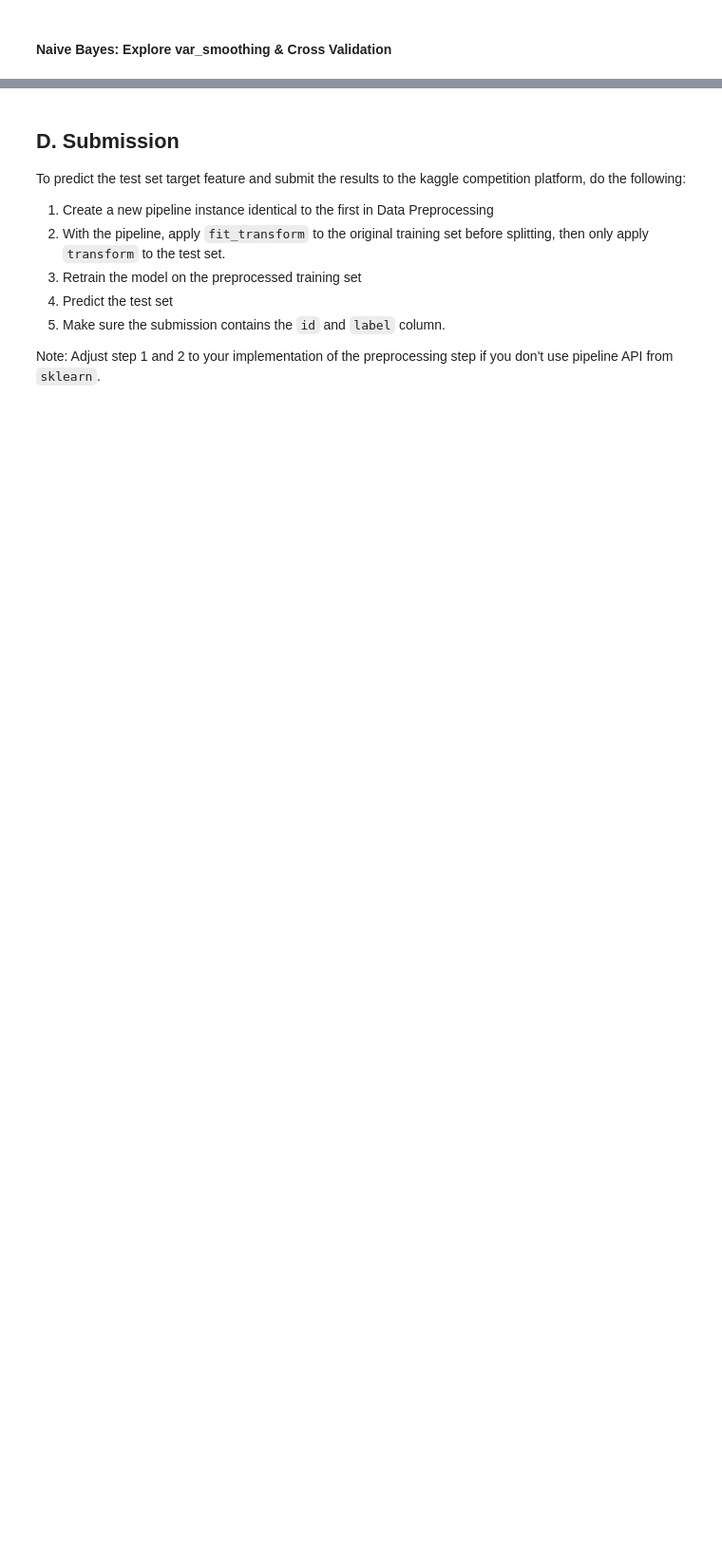
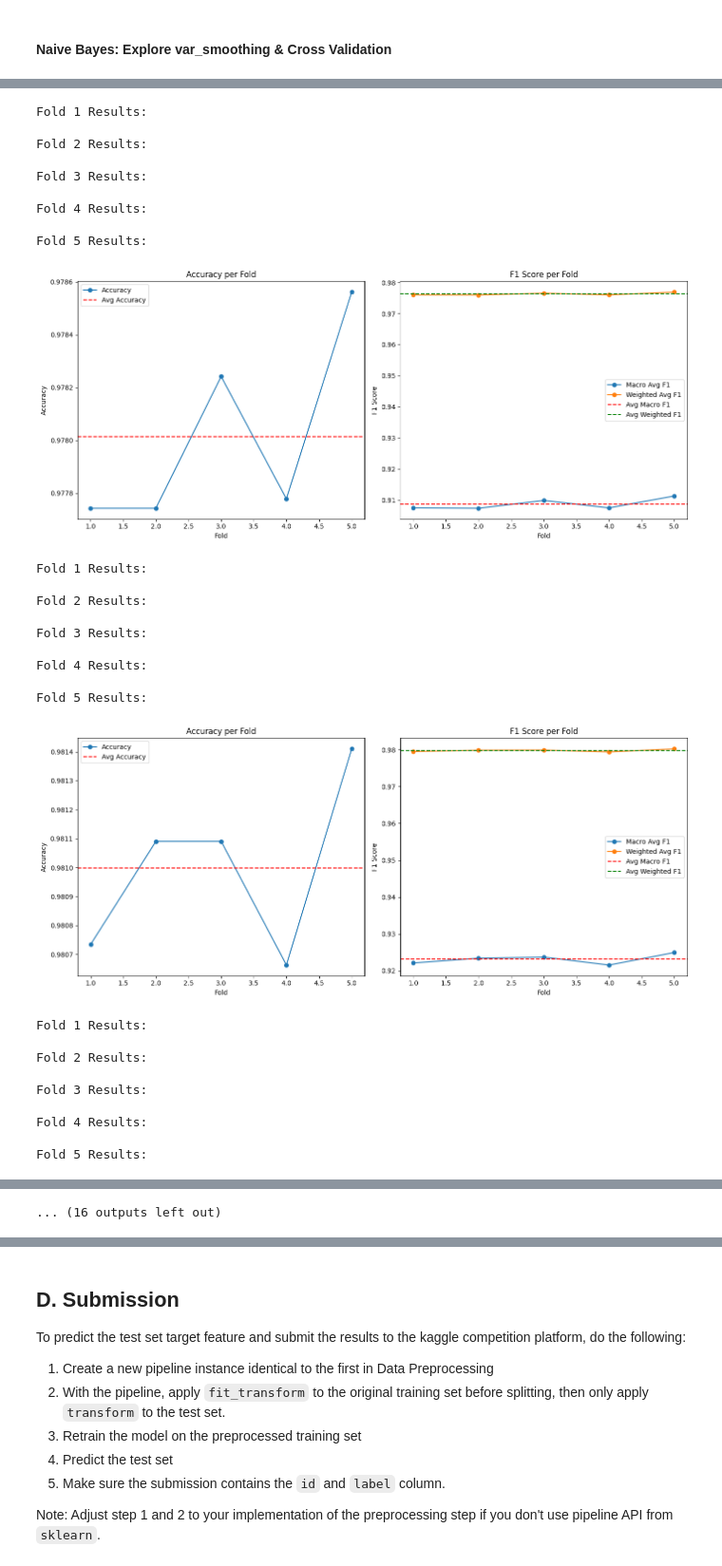
Before and after one commit to IlllIllIIIlIlIll/Traienta_IF3070, a Jupyter notebook: src/public/Tubes2_Kelompok30.ipynb, the cells around one changed output, grey strips where cells are left out. Shown at 95% size. Drawn from its saved outputs; the diff is of its cells as text; code cells hidden in the pictures; blank space fills up the shorter version.

```diff
--- a/src/public/Tubes2_Kelompok30.ipynb
+++ b/src/public/Tubes2_Kelompok30.ipynb
@@ -1310,0 +1521,45 @@ for var_smoothing in var_smoothing_values:
+# %%
+whole_X_train_preprocessed = preprocessor.fit_transform(whole_X_train_inputted)
+whole_X_train_preprocessed = pd.DataFrame(whole_X_train_preprocessed, columns=continuous_features + ['others', 'com', 'net', 'uk', 'org', 'de'] + boolean_features)
+# %%
+var_smooth_values = np.logspace(-12, 0, 13)  # Tests values from 1e-12 to 1
+
+# Run the test
+results_df = test_var_smooth_values(whole_X_train_preprocessed, whole_y_train, var_smooth_values)
+
+# Print the best var_smooth value for each metric
+print("\nBest var_smooth values for each metric:")
+for metric in ['accuracy', 'macro_avg_f1', 'weighted_avg_f1', 'class_0_f1', 'class_1_f1']:
+    best_idx = results_df[metric].idxmax()
+    print(f"{metric}: {results_df.loc[best_idx, 'var_smooth']:.2e} "
+          f"(score: {results_df.loc[best_idx, metric]:.3f})")
+# %% [output]
+Fold 1 Results:
+
+Fold 2 Results:
+
+Fold 3 Results:
+
+Fold 4 Results:
+
+Fold 5 Results:
+[figure, added]
+Fold 1 Results:
+
+Fold 2 Results:
+
+Fold 3 Results:
+
+Fold 4 Results:
+
+Fold 5 Results:
+[figure, added]
+Fold 1 Results:
+
+Fold 2 Results:
+
+Fold 3 Results:
+
+Fold 4 Results:
+
+Fold 5 Results:
@@ -1310,0 +1597 @@ for var_smoothing in var_smoothing_values:
+... (16 outputs left out)
```
Also changed, not shown: parts of 36 cells of this notebook, 11 other files.
